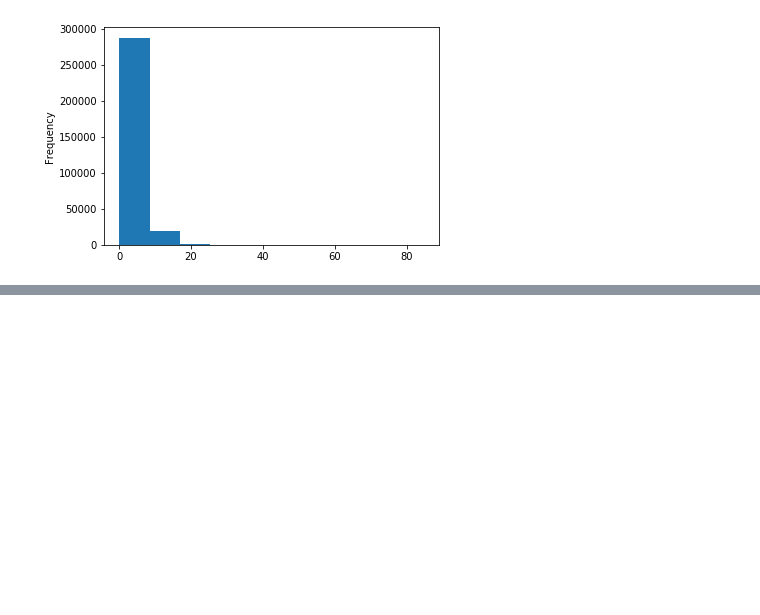
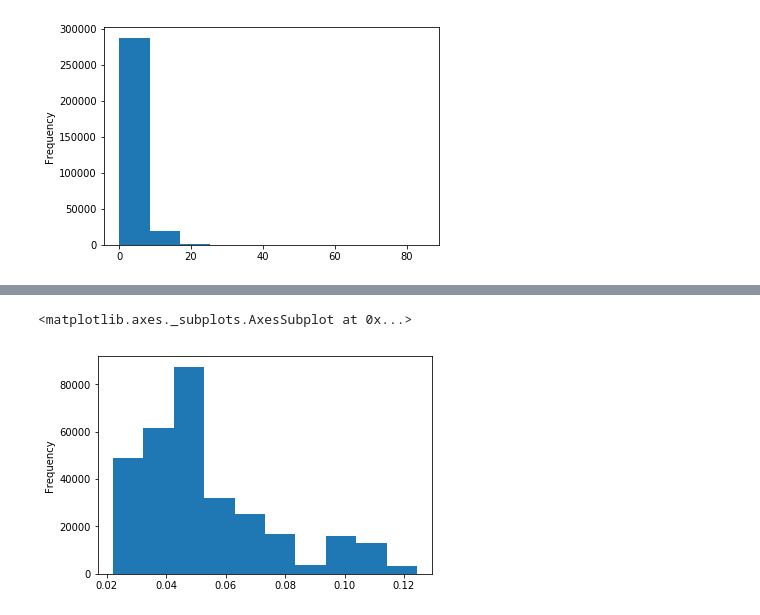
Before and after one commit to cy1355nz/DSGA3001-FinalProject, a Jupyter notebook: leo/draft.ipynb, the cells around one changed output, grey strips where cells are left out. Drawn from its saved outputs; the diff is of its cells as text; code cells hidden in the pictures; blank space fills up the shorter version.

```diff
--- a/leo/draft.ipynb
+++ b/leo/draft.ipynb
@@ -297,0 +329,5 @@ train['CREDIT_INCOME_PERCENT'].plot.hist()
+# %%
+train_with_dummy['CREDIT_TERM'].plot.hist()
+# %% [output]
+<matplotlib.axes._subplots.AxesSubplot at 0x...>
+[figure, added]
```
Also changed, not shown: parts of 23 cells of this notebook.
